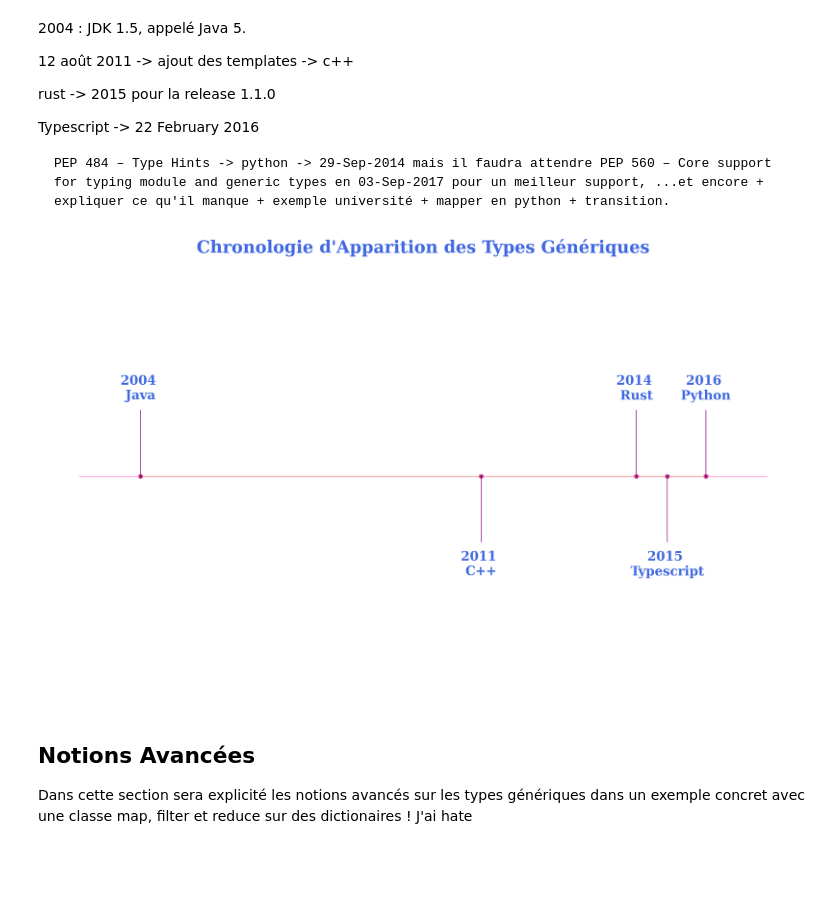
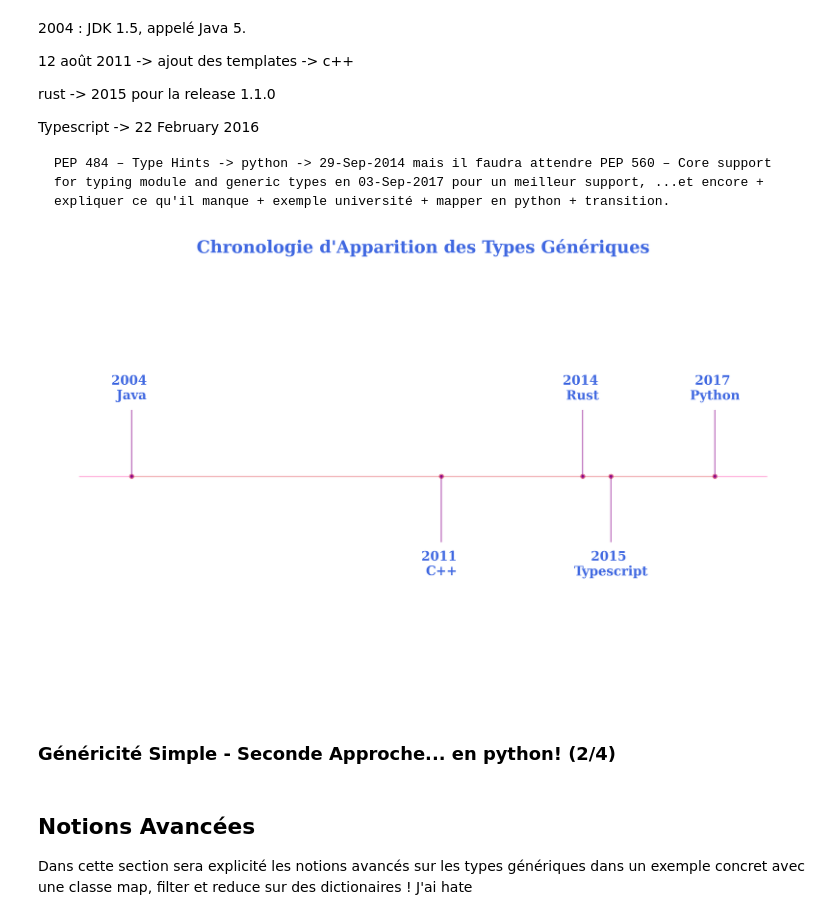
Before and after one commit to ultimate318ai/python-pr-sentation, a Jupyter notebook: presentation.ipynb, the cells around one changed output. Drawn from its saved outputs; the diff is of its cells as text; code cells hidden in the pictures; blank space fills up the shorter version.

Commit message:
python code begin + git folies
Signed-off-by: Nathan DAUNOIS <nathandaunois@sfr.fr>

```diff
--- a/presentation.ipynb
+++ b/presentation.ipynb
@@ -407,7 +407,7 @@ import numpy as np
 
 %matplotlib inline
 
-dates = [date(2004, 9, 30), date(2011, 8, 12), date(2014, 9, 29), date(2015, 5, 15), date(2016, 2, 22)]
+dates = [date(2004, 9, 30), date(2011, 8, 12), date(2014, 9, 29), date(2015, 5, 15), date(2017, 9, 3)]
 min_date = date(np.min(dates).year - 2, np.min(dates).month, np.min(dates).day)
 max_date = date(np.max(dates).year + 2, np.max(dates).month, np.max(dates).day)
 
@@ -421,31 +421,33 @@ _ = ax.set_xlim(min_date , max_date)
 _ = ax.axhline(0, xmin=0.05, xmax=0.95, c='deeppink', zorder=1)
 
 _ = ax.scatter(dates, np.zeros(len(dates)), s=120, c='palevioletred', zorder=2)
 _ = ax.scatter(dates, np.zeros(len(dates)), s=30, c='darkmagenta', zorder=3)
 
 label_offsets = np.zeros(len(dates))
 
 label_offsets[::2] = 0.35
 label_offsets[1::2] = -0.45
 for i, (l, d) in enumerate(zip(labels, dates)):
     _ = ax.text(d, label_offsets[i], l, ha='center', fontfamily='serif', fontweight='bold', color='royalblue',fontsize=30)
 
 stems = np.zeros(len(dates))
 stems[::2] = 0.3
 stems[1::2] = -0.3
 markerline, stemline, baseline = ax.stem(dates, stems)
 _ = plt.setp(markerline, marker=',', color='darkmagenta')
 _ = plt.setp(stemline, color='darkmagenta')
 
 # hide lines around chart
 for spine in ["left", "top", "right", "bottom"]:
     _ = ax.spines[spine].set_visible(False)
 
 # hide tick labels
 _ = ax.set_xticks([])
 _ = ax.set_yticks([])
 
 _ = ax.set_title("Chronologie d'Apparition des Types Génériques", fontweight="bold", fontfamily='serif', fontsize=40,
                  color='royalblue')
 # %% [output]
-[figure, old version]
+[figure, new version]
+# %% [markdown]
+### Généricité Simple - Seconde Approche... en python! (2/4)
```
Also changed, not shown: parts of 1 cell of this notebook, 2 other files.
